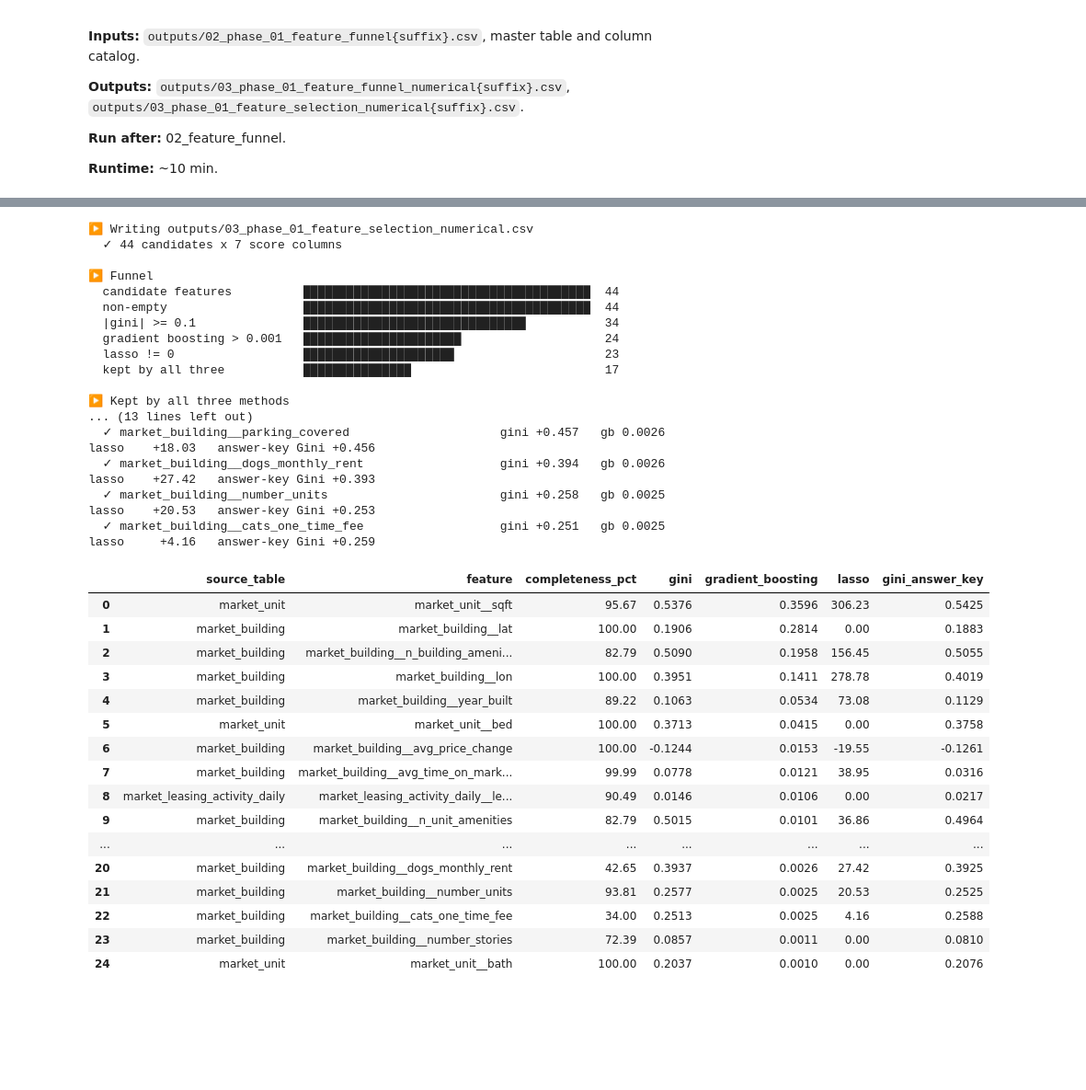
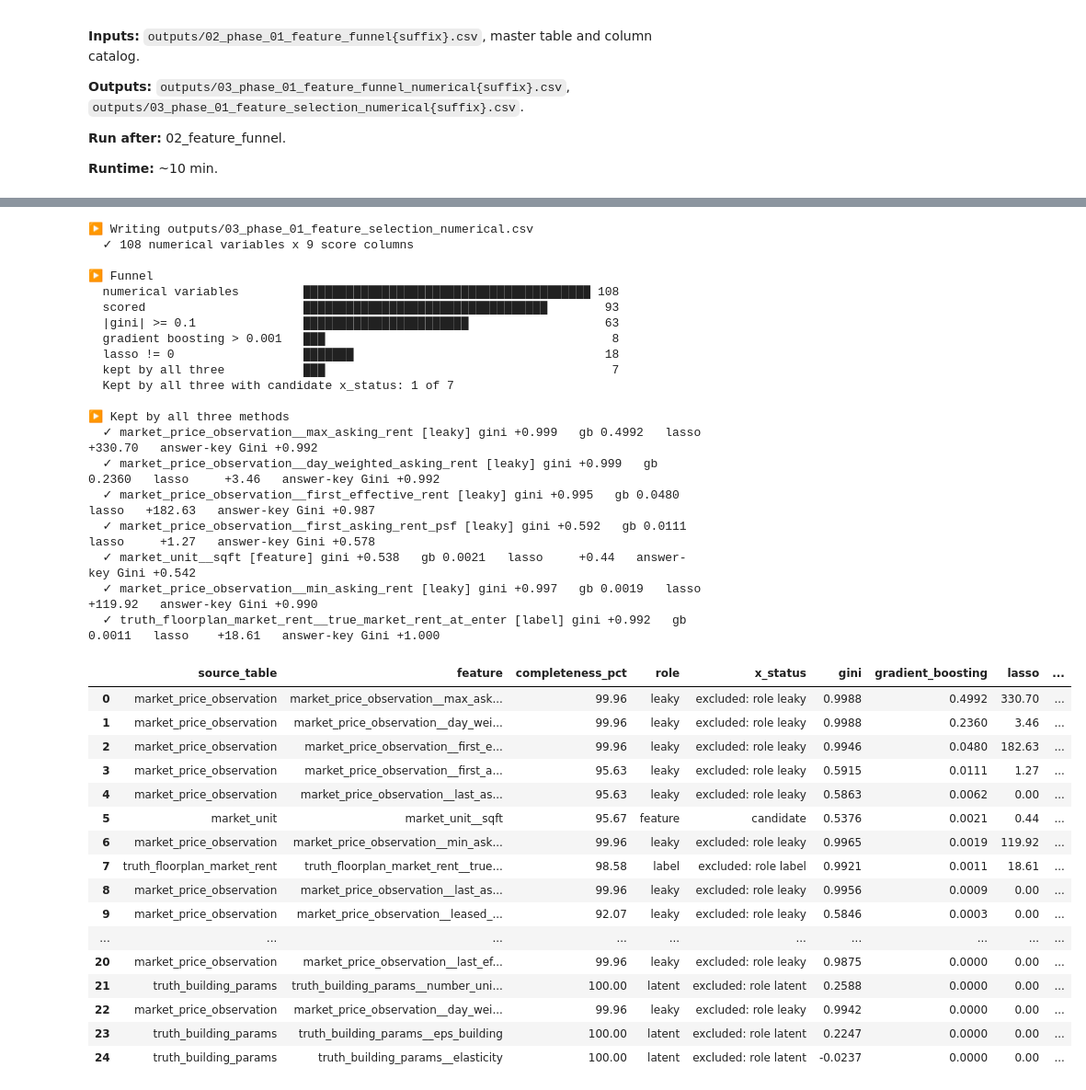
Before and after one commit to MatthewCReynolds/From-Listings-to-Intelligence, a Jupyter notebook: notebooks/phase_01_market_rent/03_feature_selection_numerical.ipynb, the cells around one changed output, grey strips where cells are left out. Shown at 92% size. Cells and saved outputs as stored; diff of their text form; code cells hidden in the pictures; blank space fills up the shorter version.

```diff
--- a/notebooks/phase_01_market_rent/03_feature_selection_numerical.ipynb
+++ b/notebooks/phase_01_market_rent/03_feature_selection_numerical.ipynb
@@ -294,7 +312,6 @@ done(f"alpha = {alpha:.2f}: Lasso kept {kept_count} of {len(scored)} features; "
 # %%
 step(f"Writing {out('feature_selection_numerical').relative_to(ROOT)}")
-selection = (num.loc[num["x_status"].eq("candidate"),
-                      ["source_table", "variable", "completeness_pct"]]
+selection = (num[["source_table", "variable", "completeness_pct", "role", "x_status"]]
              .rename(columns={"variable": "feature"})
              .set_index("feature")
              # + 0.0 turns Lasso's -0.0 into 0.0
@@ -302,64 +319,69 @@ selection = (num.loc[num["x_status"].eq("candidate"),
                                  "gini_answer_key": 4}) + 0.0)
              .sort_values("gradient_boosting", ascending=False, na_position="last")
              .reset_index())
-selection = selection[["source_table", "feature", "completeness_pct", "gini",
-                     "gradient_boosting", "lasso", "gini_answer_key"]]
+selection = selection[["source_table", "feature", "completeness_pct", "role", "x_status", "gini",
+                       "gradient_boosting", "lasso", "gini_answer_key"]]
 selection.to_csv(out("feature_selection_numerical"), index=False)
-done(f"{len(selection)} candidates x {selection.shape[1]} score columns")
+done(f"{len(selection)} numerical variables x {selection.shape[1]} score columns")
 
 kept = {
     f"|gini| >= {GINI_MIN}": selection["gini"].abs() >= GINI_MIN,
     f"gradient boosting > {GB_MIN}": selection["gradient_boosting"] > GB_MIN,
     "lasso != 0": selection["lasso"].fillna(0) != 0,
 }
 all_three = np.logical_and.reduce(list(kept.values()))
 
 step("Funnel")
-for label, count in [("candidate features", len(selection)), ("non-empty", len(scored))] + [
+for label, count in [("numerical variables", len(selection)), ("scored", len(scored))] + [
     (label, int(mask.sum())) for label, mask in kept.items()
 ] + [("kept by all three", int(all_three.sum()))]:
     proportion = count / max(len(selection), 1)
     color = GREEN if proportion >= 0.5 else YELLOW if proportion >= 0.25 else RED
     print(f"  {label:28s}{color}{'█' * round(40 * count / max(len(selection), 1)):40s} {count:>3}{RESET}")
+candidate_count = int((selection.loc[all_three, "x_status"] == "candidate").sum())
+print(f"  Kept by all three with candidate x_status: {candidate_count} of {int(all_three.sum())}")
 
 step("Kept by all three methods")
 for row in selection[all_three].itertuples():
-    print(f"{GREEN}  ✓ {row.feature:52s}{RESET} gini {row.gini:+.3f}   "
+    print(f"{GREEN}  ✓ {row.feature} [{row.role}]{RESET} gini {row.gini:+.3f}   "
           f"gb {row.gradient_boosting:.4f}   lasso {row.lasso:+9.2f}   "
           f"answer-key Gini {row.gini_answer_key:+.3f}")
 selection.head(25)
 # %% [output]
 ▶ Writing outputs/03_phase_01_feature_selection_numerical.csv
-  ✓ 44 candidates x 7 score columns
+  ✓ 108 numerical variables x 9 score columns
 
 ▶ Funnel
-  candidate features          ████████████████████████████████████████  44
-  non-empty                   ████████████████████████████████████████  44
-  |gini| >= 0.1               ███████████████████████████████           34
-  gradient boosting > 0.001   ██████████████████████                    24
-  lasso != 0                  █████████████████████                     23
-  kept by all three           ███████████████                           17
+  numerical variables         ████████████████████████████████████████ 108
+  scored                      ██████████████████████████████████        93
+  |gini| >= 0.1               ███████████████████████                   63
+  gradient boosting > 0.001   ███                                        8
+  lasso != 0                  ███████                                   18
+  kept by all three           ███                                        7
+  Kept by all three with candidate x_status: 1 of 7
 
 ▶ Kept by all three methods
-... (13 lines left out)
-  ✓ market_building__parking_covered                     gini +0.457   gb 0.0026   lasso    +18.03   answer-key Gini +0.456
-  ✓ market_building__dogs_monthly_rent                   gini +0.394   gb 0.0026   lasso    +27.42   answer-key Gini +0.393
-  ✓ market_building__number_units                        gini +0.258   gb 0.0025   lasso    +20.53   answer-key Gini +0.253
-  ✓ market_building__cats_one_time_fee                   gini +0.251   gb 0.0025   lasso     +4.16   answer-key Gini +0.259
+  ✓ market_price_observation__max_asking_rent [leaky] gini +0.999   gb 0.4992   lasso   +330.70   answer-key Gini +0.992
+  ✓ market_price_observation__day_weighted_asking_rent [leaky] gini +0.999   gb 0.2360   lasso     +3.46   answer-key Gini +0.992
+  ✓ market_price_observation__first_effective_rent [leaky] gini +0.995   gb 0.0480   lasso   +182.63   answer-key Gini +0.987
+  ✓ market_price_observation__first_asking_rent_psf [leaky] gini +0.592   gb 0.0111   lasso     +1.27   answer-key Gini +0.578
+  ✓ market_unit__sqft [feature] gini +0.538   gb 0.0021   lasso     +0.44   answer-key Gini +0.542
+  ✓ market_price_observation__min_asking_rent [leaky] gini +0.997   gb 0.0019   lasso   +119.92   answer-key Gini +0.990
+  ✓ truth_floorplan_market_rent__true_market_rent_at_enter [label] gini +0.992   gb 0.0011   lasso    +18.61   answer-key Gini +1.000
-|  | source_table | feature | completeness_pct | gini | gradient_boosting | lasso | gini_answer_key |
-| 0 | market_unit | market_unit__sqft | 95.67 | 0.5376 | 0.3596 | 306.23 | 0.5425 |
-| 1 | market_building | market_building__lat | 100.00 | 0.1906 | 0.2814 | 0.00 | 0.1883 |
-| 2 | market_building | market_building__n_building_ameni... | 82.79 | 0.5090 | 0.1958 | 156.45 | 0.5055 |
-| 3 | market_building | market_building__lon | 100.00 | 0.3951 | 0.1411 | 278.78 | 0.4019 |
-| 4 | market_building | market_building__year_built | 89.22 | 0.1063 | 0.0534 | 73.08 | 0.1129 |
-| 5 | market_unit | market_unit__bed | 100.00 | 0.3713 | 0.0415 | 0.00 | 0.3758 |
-| 6 | market_building | market_building__avg_price_change | 100.00 | -0.1244 | 0.0153 | -19.55 | -0.1261 |
-| 7 | market_building | market_building__avg_time_on_mark... | 99.99 | 0.0778 | 0.0121 | 38.95 | 0.0316 |
-| 8 | market_leasing_activity_daily | market_leasing_activity_daily__le... | 90.49 | 0.0146 | 0.0106 | 0.00 | 0.0217 |
-| 9 | market_building | market_building__n_unit_amenities | 82.79 | 0.5015 | 0.0101 | 36.86 | 0.4964 |
-| ... | ... | ... | ... | ... | ... | ... | ... |
-| 20 | market_building | market_building__dogs_monthly_rent | 42.65 | 0.3937 | 0.0026 | 27.42 | 0.3925 |
-| 21 | market_building | market_building__number_units | 93.81 | 0.2577 | 0.0025 | 20.53 | 0.2525 |
-| 22 | market_building | market_building__cats_one_time_fee | 34.00 | 0.2513 | 0.0025 | 4.16 | 0.2588 |
-| 23 | market_building | market_building__number_stories | 72.39 | 0.0857 | 0.0011 | 0.00 | 0.0810 |
-| 24 | market_unit | market_unit__bath | 100.00 | 0.2037 | 0.0010 | 0.00 | 0.2076 |
+|  | source_table | feature | completeness_pct | role | x_status | gini | gradient_boosting | lasso | ... |
+| 0 | market_price_observation | market_price_observation__max_ask... | 99.96 | leaky | excluded: role leaky | 0.9988 | 0.4992 | 330.70 | ... |
+| 1 | market_price_observation | market_price_observation__day_wei... | 99.96 | leaky | excluded: role leaky | 0.9988 | 0.2360 | 3.46 | ... |
+| 2 | market_price_observation | market_price_observation__first_e... | 99.96 | leaky | excluded: role leaky | 0.9946 | 0.0480 | 182.63 | ... |
+| 3 | market_price_observation | market_price_observation__first_a... | 95.63 | leaky | excluded: role leaky | 0.5915 | 0.0111 | 1.27 | ... |
+| 4 | market_price_observation | market_price_observation__last_as... | 95.63 | leaky | excluded: role leaky | 0.5863 | 0.0062 | 0.00 | ... |
+| 5 | market_unit | market_unit__sqft | 95.67 | feature | candidate | 0.5376 | 0.0021 | 0.44 | ... |
+| 6 | market_price_observation | market_price_observation__min_ask... | 99.96 | leaky | excluded: role leaky | 0.9965 | 0.0019 | 119.92 | ... |
+| 7 | truth_floorplan_market_rent | truth_floorplan_market_rent__true... | 98.58 | label | excluded: role label | 0.9921 | 0.0011 | 18.61 | ... |
+| 8 | market_price_observation | market_price_observation__last_as... | 99.96 | leaky | excluded: role leaky | 0.9956 | 0.0009 | 0.00 | ... |
+| 9 | market_price_observation | market_price_observation__leased_... | 92.07 | leaky | excluded: role leaky | 0.5846 | 0.0003 | 0.00 | ... |
+| ... | ... | ... | ... | ... | ... | ... | ... | ... | ... |
+| 20 | market_price_observation | market_price_observation__last_ef... | 99.96 | leaky | excluded: role leaky | 0.9875 | 0.0000 | 0.00 | ... |
+| 21 | truth_building_params | truth_building_params__number_uni... | 100.00 | latent | excluded: role latent | 0.2588 | 0.0000 | 0.00 | ... |
+| 22 | market_price_observation | market_price_observation__day_wei... | 99.96 | leaky | excluded: role leaky | 0.9942 | 0.0000 | 0.00 | ... |
+| 23 | truth_building_params | truth_building_params__eps_building | 100.00 | latent | excluded: role latent | 0.2247 | 0.0000 | 0.00 | ... |
+| 24 | truth_building_params | truth_building_params__elasticity | 100.00 | latent | excluded: role latent | -0.0237 | 0.0000 | 0.00 | ... |
```
Also changed, not shown: parts of 5 cells of this notebook, 14 other files.
